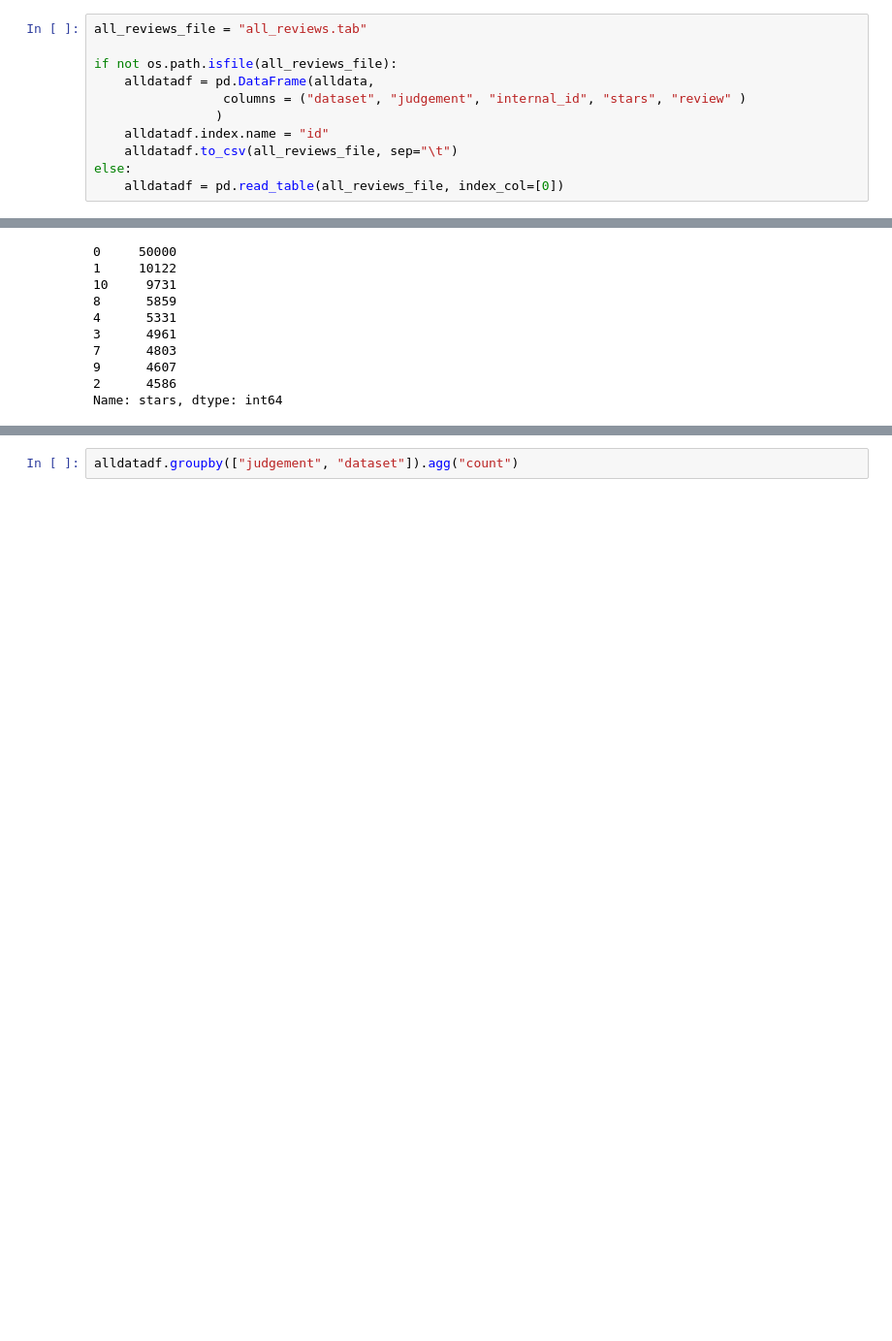
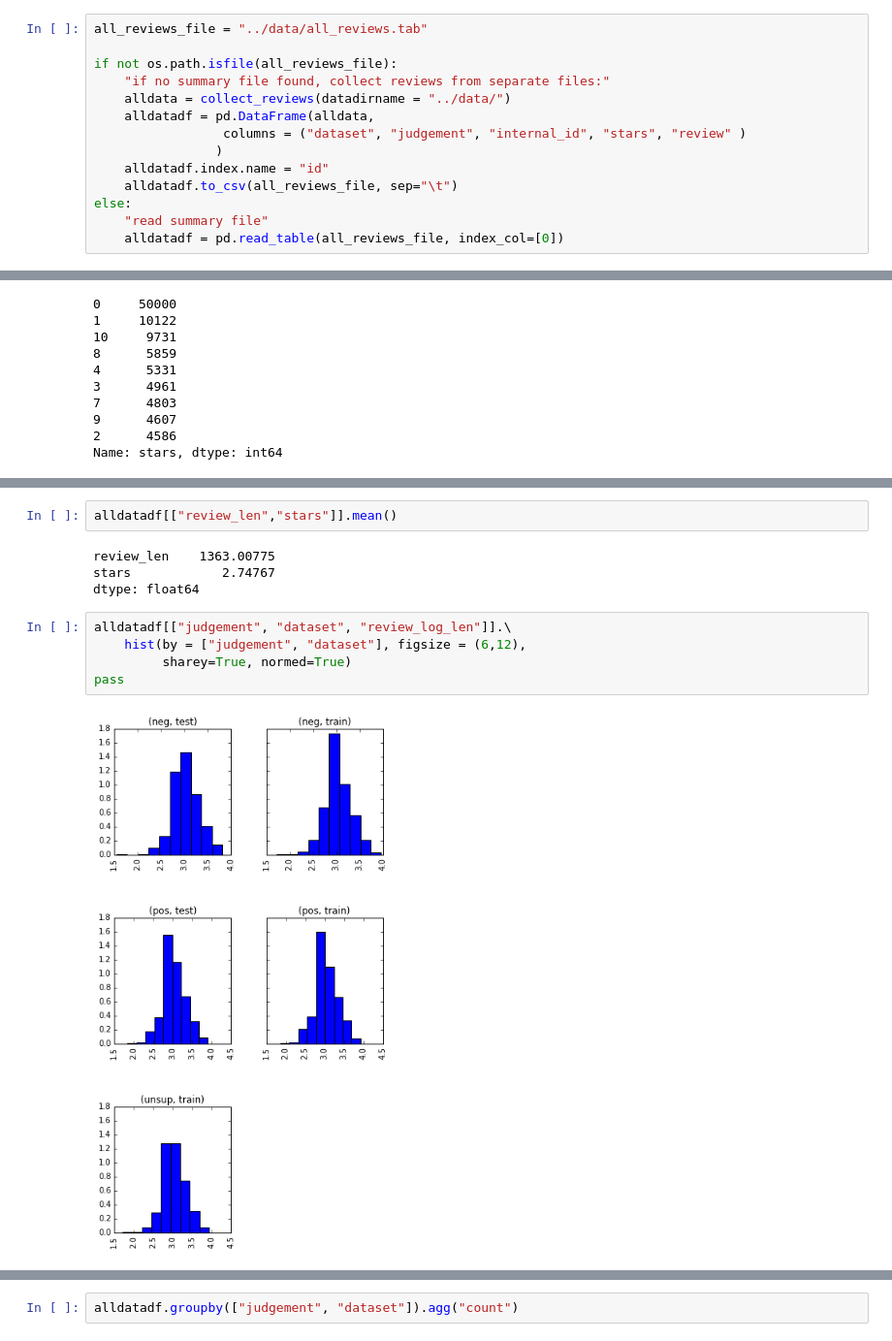
Before and after one commit to DSLituiev/course_pandas_sklearn, a Jupyter notebook: src/imdb_sandbox.ipynb, the cells around one changed output, grey strips where cells are left out. Shown at 97% size. Cells and saved outputs as stored; diff of their text form; blank space fills up the shorter version.

```diff
--- a/src/imdb_sandbox.ipynb
+++ b/src/imdb_sandbox.ipynb
@@ -91,11 +92,14 @@ train/unsup
 # %%
-all_reviews_file = "all_reviews.tab"
+all_reviews_file = "../data/all_reviews.tab"
 
 if not os.path.isfile(all_reviews_file):
+    "if no summary file found, collect reviews from separate files:"
+    alldata = collect_reviews(datadirname = "../data/")
     alldatadf = pd.DataFrame(alldata,
                  columns = ("dataset", "judgement", "internal_id", "stars", "review" )
                 )
     alldatadf.index.name = "id"
     alldatadf.to_csv(all_reviews_file, sep="\t")
 else:
+    "read summary file"
     alldatadf = pd.read_table(all_reviews_file, index_col=[0])
@@ -124,0 +306,13 @@ Name: stars, dtype: int64
+# %%
+alldatadf[["review_len","stars"]].mean()
+# %% [output]
+review_len    1363.00775
+stars            2.74767
+dtype: float64
+# %%
+alldatadf[["judgement", "dataset", "review_log_len"]].\
+    hist(by = ["judgement", "dataset"], figsize = (6,12),
+         sharey=True, normed=True)
+pass
+# %% [output]
+[figure, added]
```
Also changed, not shown: parts of 59 cells of this notebook.
